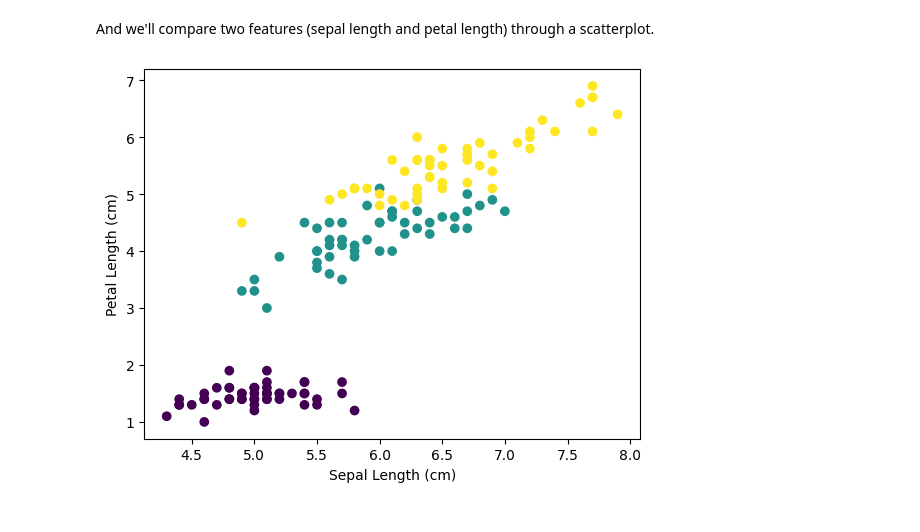
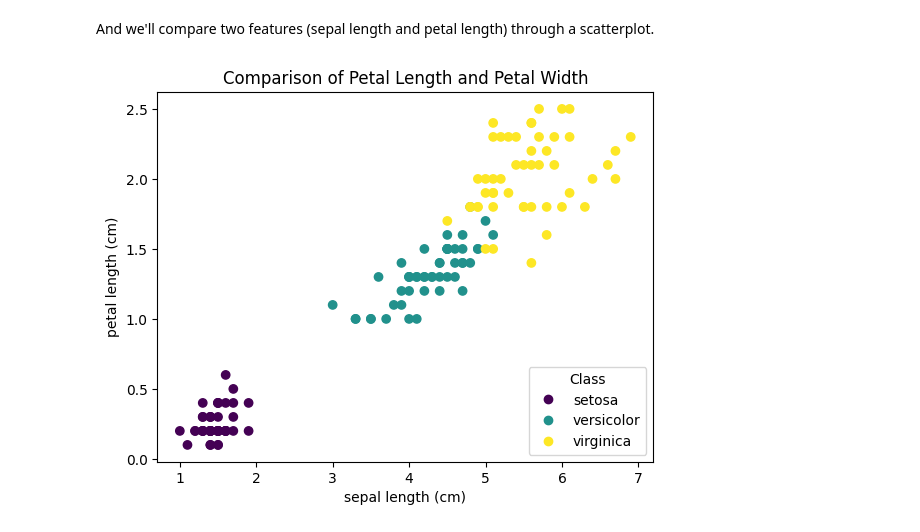
Before and after one commit to marianemcgrath/pands_project, a Jupyter notebook: analysis.ipynb, the cells around one changed output. Cells and saved outputs as stored; diff of their text form; code cells hidden in the pictures.

```diff
--- a/analysis.ipynb
+++ b/analysis.ipynb
@@ -27,9 +43,11 @@ The load_iris() function enables us to load the Iris dataset and then we call th
 # %%
+# From Scikit-learn, we'll import the datasets module
+from sklearn import datasets
+
 # Load the dataset (from the internet)
-url = "https://raw.githubusercontent.com/mwaskom/seaborn-data/master/iris.csv"
-iris = pd.read_csv(url)
+iris = datasets.load_iris()
 
-# Display data
-load_iris()
+# Show the dataset
+print(iris)
 # %% [output]
 {'data': array([[5.1, 3.5, 1.4, 0.2],
@@ -111,11 +183,22 @@ plt.show()
 # %% [markdown]
 And we'll compare two features (sepal length and petal length) through a scatterplot.
 # %%
-# Comparing sepal length vs petal length
-plt.scatter(iris['sepal_length'], iris['petal_length'], c=iris['species'].astype('category').cat.codes)
-plt.xlabel('Sepal Length (cm)')
-plt.ylabel('Petal Length (cm)')
-plt.savefig("sepal_vs_petal_scatter.png")
+# Now, we'll create a scatter plot
+_, ax = plt.subplots()
+
+# We have decided to do the scatter plot of the first two features
+scatter = ax.scatter(iris.data[:, 2], iris.data[:, 3], c=iris.target)
+
+# We'll give the title and labels
+ax.set_title("Comparison of Petal Length and Petal Width")
+ax.set(xlabel=iris.feature_names[0], ylabel=iris.feature_names[2])
+
+# We'll use _ = because we don't need to store the legend object.
+_ = ax.legend(scatter.legend_elements()[0], iris.target_names, loc="lower right", title="Class")
+
+# Show the plot
 plt.show()
+
+# Source: https://scikit-learn.org/1.4/auto_examples/datasets/plot_iris_dataset.html (Scatter Plot of the Iris dataset)
 # %% [output]
-[figure, old version]
+[figure, new version]
```
Also changed, not shown: parts of 13 cells of this notebook.
